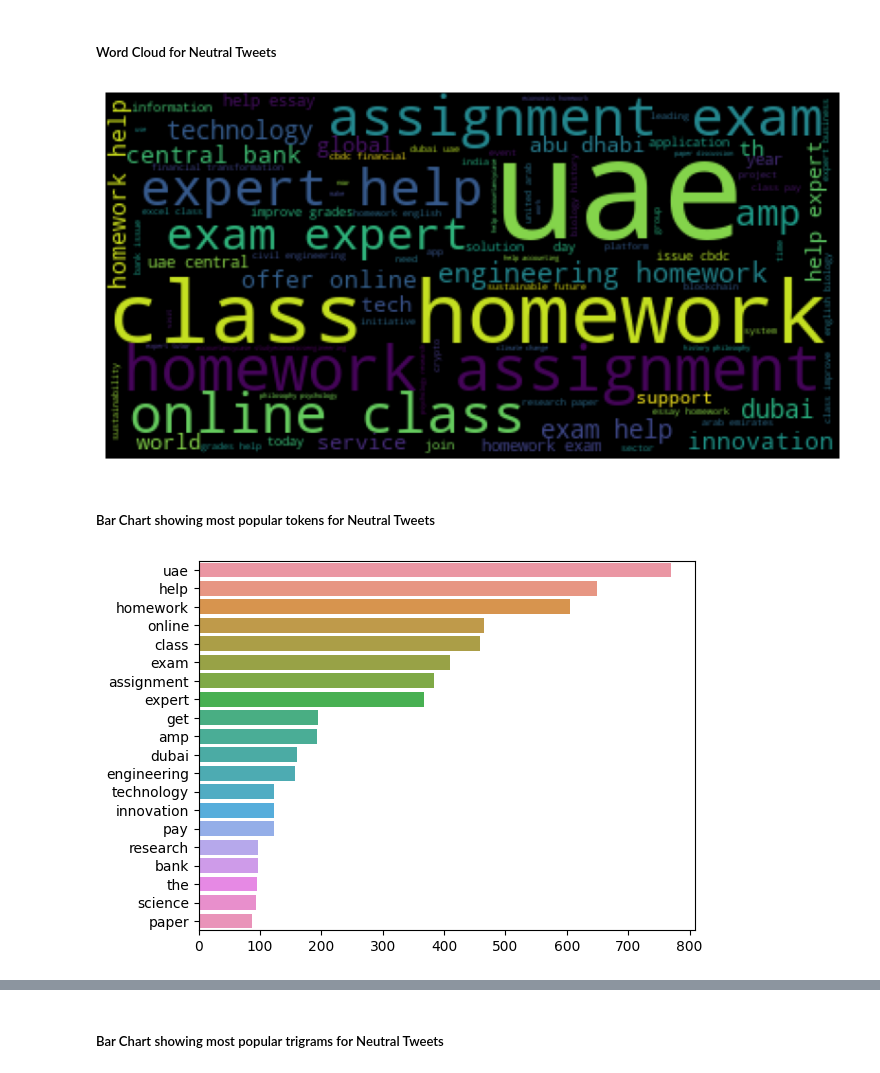
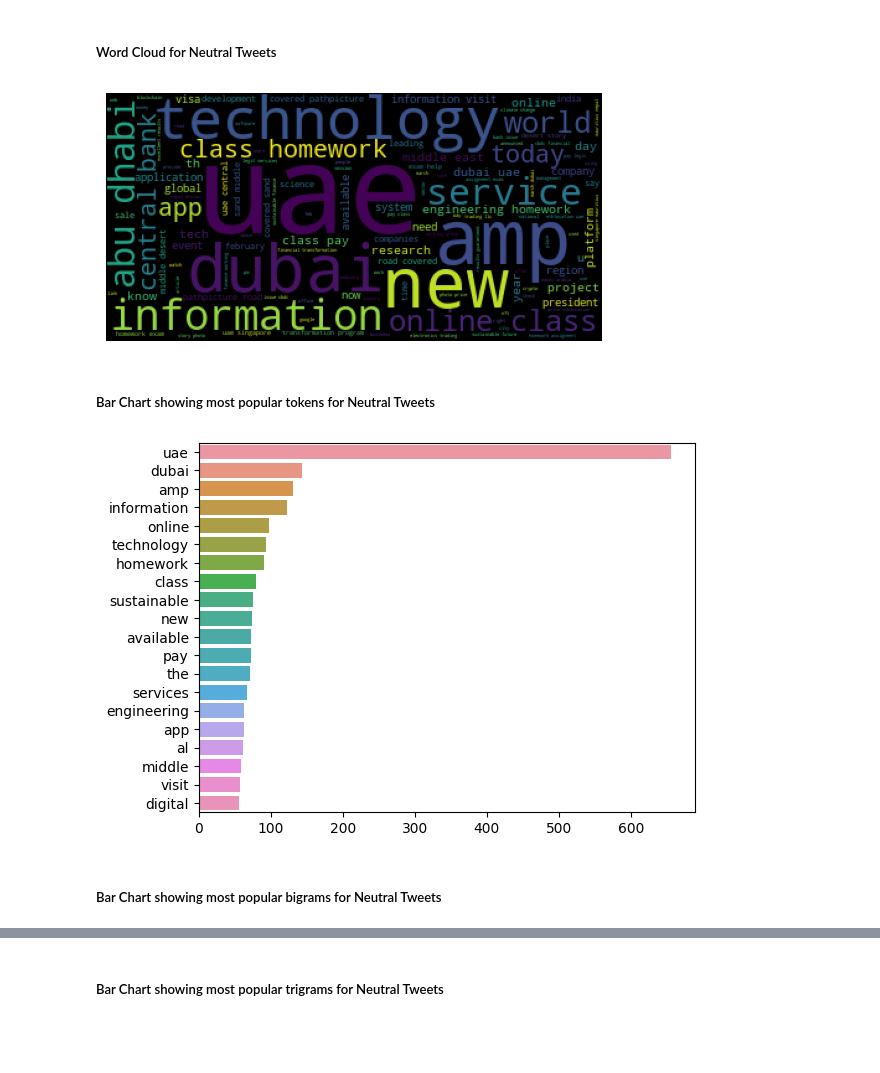
Before and after one commit to psychoanalyzing-twitter/sentiment-analysis, a Jupyter notebook: cw-1.ipynb, the cells around one changed output, grey strips where cells are left out. Drawn from its saved outputs; the diff is of its cells as text; code cells hidden in the pictures; blank space fills up the shorter version.

```diff
--- a/cw-1.ipynb
+++ b/cw-1.ipynb
@@ -1304,19 +1312,21 @@ After checking the world clouds, common tokens and trigrams, as well as printing
 # %% [markdown]
 ##### Word Cloud for Neutral Tweets
 # %%
-neutral = updated_dataset[updated_dataset['TextBlob Sentiment']=='Neutral']
+neutral = updated_dataset[updated_dataset['Vader Sentiment']=='Neutral']
 neutrals = ' '.join(tweet for tweet in neutral['Cleaned Text'])
 wordcloud_neu = WordCloud().generate(neutrals)
 
-plt.figure(figsize=(10, 7))
+plt.figure()
 plt.imshow(wordcloud_neu)
 plt.axis('off')
 plt.show()
 # %% [output]
-[figure, old version]
+[figure, new version]
 # %% [markdown]
 ##### Bar Chart showing most popular tokens for Neutral Tweets
 # %%
-plot_top_tokens(neutral['Tokenized Text'])
+plot_tokens(neutral['Tokenized Text'])
 # %% [output]
-[figure, old version]
+[figure, new version]
+# %% [markdown]
+##### Bar Chart showing most popular bigrams for Neutral Tweets
```
Also changed, not shown: parts of 33 cells of this notebook.
